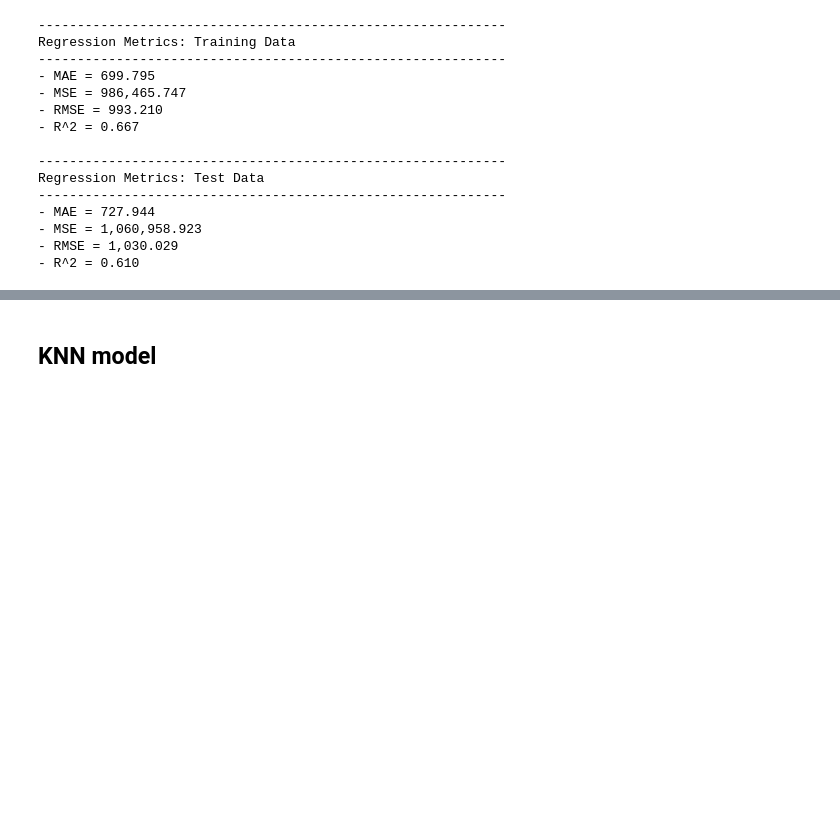
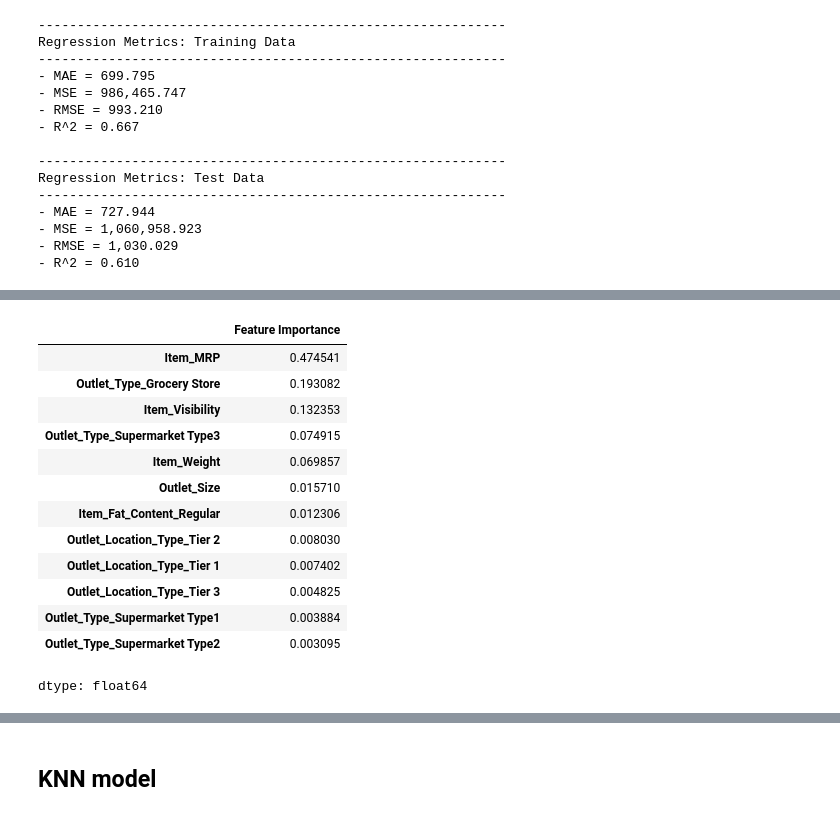
Before and after one commit to farahwadya/Predection-of-sales--machine-learning, a Jupyter notebook: Predection_of_sales_machine_learning.ipynb, the cells around one changed output, grey strips where cells are left out. Saved outputs shown, nothing was run; the diff lists cells and outputs as text; code cells hidden in the pictures; blank space fills up the shorter version.

```diff
--- a/Predection_of_sales_machine_learning.ipynb
+++ b/Predection_of_sales_machine_learning.ipynb
@@ -878,0 +925,18 @@ Regression Metrics: Test Data
+# %%
+sorted_importance = importances.sort_values(ascending=False)
+sorted_importance
+# %% [output]
+|  | Feature Importance |
+| Item_MRP | 0.474541 |
+| Outlet_Type_Grocery Store | 0.193082 |
+| Item_Visibility | 0.132353 |
+| Outlet_Type_Supermarket Type3 | 0.074915 |
+| Item_Weight | 0.069857 |
+| Outlet_Size | 0.015710 |
+| Item_Fat_Content_Regular | 0.012306 |
+| Outlet_Location_Type_Tier 2 | 0.008030 |
+| Outlet_Location_Type_Tier 1 | 0.007402 |
+| Outlet_Location_Type_Tier 3 | 0.004825 |
+| Outlet_Type_Supermarket Type1 | 0.003884 |
+| Outlet_Type_Supermarket Type2 | 0.003095 |
+dtype: float64
```
Also changed, not shown: parts of 10 cells of this notebook.
